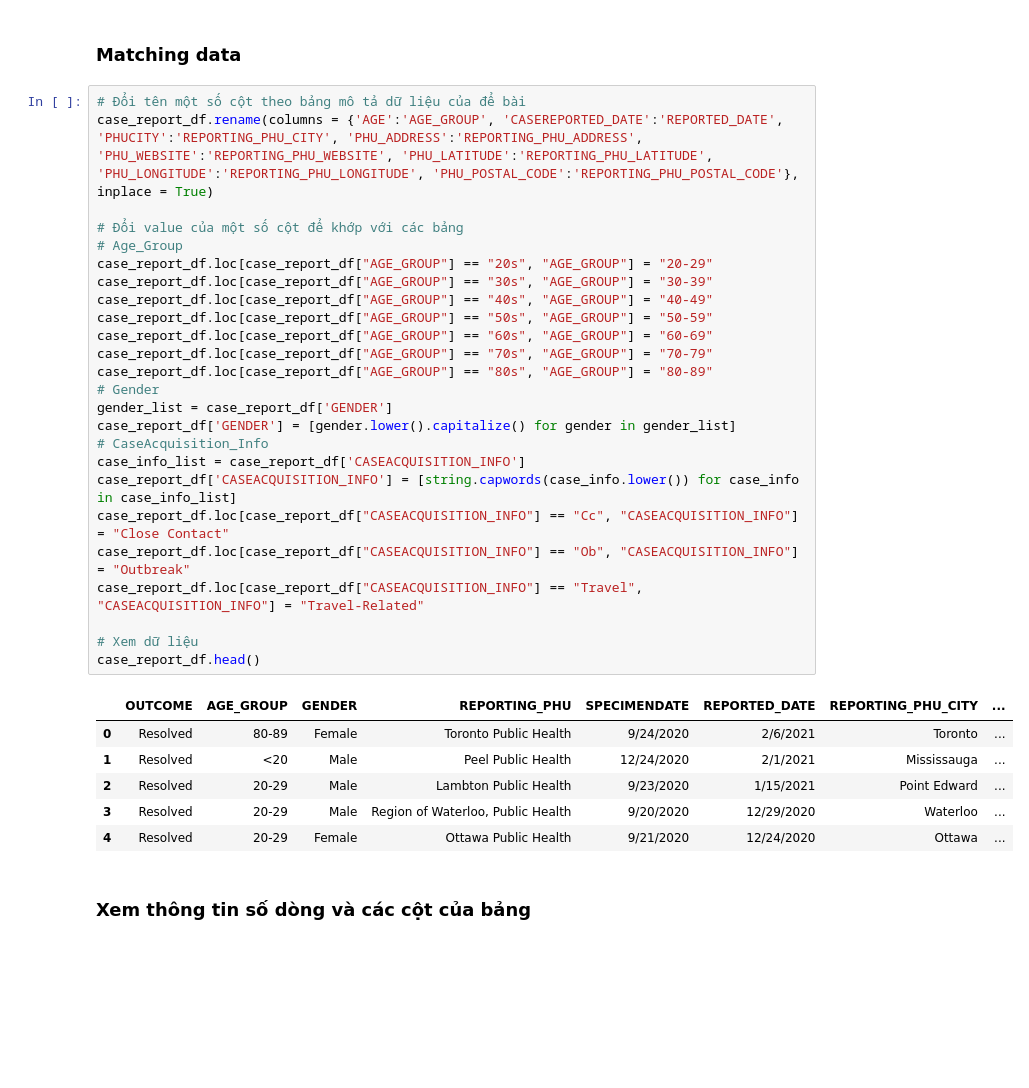
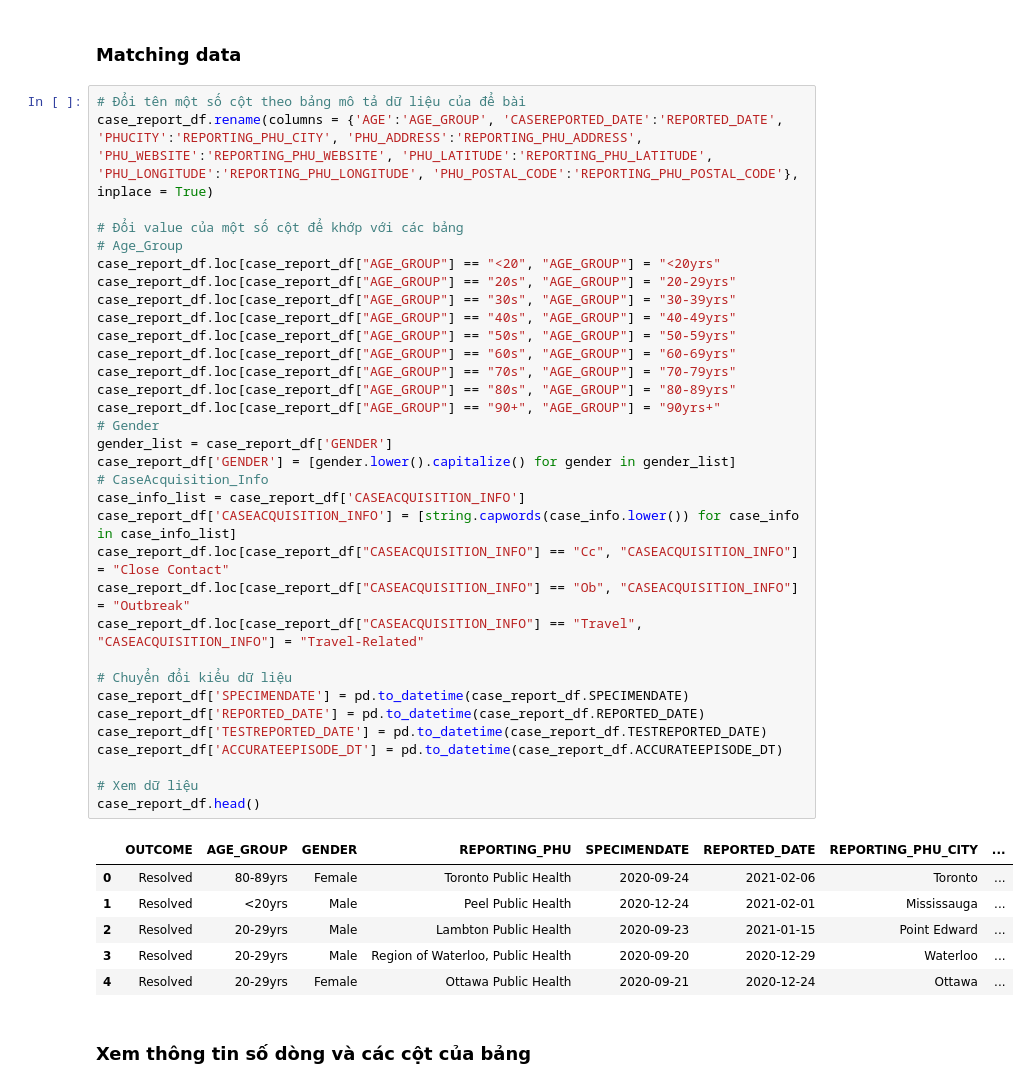
Before and after one commit to tktruc211/BI-DATH, a Jupyter notebook: CleanData.ipynb, the cells around one changed output. Saved outputs shown, nothing was run; the diff lists cells and outputs as text; blank space fills up the shorter version.

```diff
--- a/CleanData.ipynb
+++ b/CleanData.ipynb
@@ -40,35 +40,43 @@ case_report_df.head()
 # %%
 # Đổi tên một số cột theo bảng mô tả dữ liệu của để bài
 case_report_df.rename(columns = {'AGE':'AGE_GROUP', 'CASEREPORTED_DATE':'REPORTED_DATE', 'PHUCITY':'REPORTING_PHU_CITY', 'PHU_ADDRESS':'REPORTING_PHU_ADDRESS', 'PHU_WEBSITE':'REPORTING_PHU_WEBSITE', 'PHU_LATITUDE':'REPORTING_PHU_LATITUDE', 'PHU_LONGITUDE':'REPORTING_PHU_LONGITUDE', 'PHU_POSTAL_CODE':'REPORTING_PHU_POSTAL_CODE'}, inplace = True)
 
 # Đổi value của một số cột để khớp với các bảng
 # Age_Group
-case_report_df.loc[case_report_df["AGE_GROUP"] == "20s", "AGE_GROUP"] = "20-29"
-case_report_df.loc[case_report_df["AGE_GROUP"] == "30s", "AGE_GROUP"] = "30-39"
-case_report_df.loc[case_report_df["AGE_GROUP"] == "40s", "AGE_GROUP"] = "40-49"
-case_report_df.loc[case_report_df["AGE_GROUP"] == "50s", "AGE_GROUP"] = "50-59"
-case_report_df.loc[case_report_df["AGE_GROUP"] == "60s", "AGE_GROUP"] = "60-69"
-case_report_df.loc[case_report_df["AGE_GROUP"] == "70s", "AGE_GROUP"] = "70-79"
-case_report_df.loc[case_report_df["AGE_GROUP"] == "80s", "AGE_GROUP"] = "80-89"
+case_report_df.loc[case_report_df["AGE_GROUP"] == "<20", "AGE_GROUP"] = "<20yrs"
+case_report_df.loc[case_report_df["AGE_GROUP"] == "20s", "AGE_GROUP"] = "20-29yrs"
+case_report_df.loc[case_report_df["AGE_GROUP"] == "30s", "AGE_GROUP"] = "30-39yrs"
+case_report_df.loc[case_report_df["AGE_GROUP"] == "40s", "AGE_GROUP"] = "40-49yrs"
+case_report_df.loc[case_report_df["AGE_GROUP"] == "50s", "AGE_GROUP"] = "50-59yrs"
+case_report_df.loc[case_report_df["AGE_GROUP"] == "60s", "AGE_GROUP"] = "60-69yrs"
+case_report_df.loc[case_report_df["AGE_GROUP"] == "70s", "AGE_GROUP"] = "70-79yrs"
+case_report_df.loc[case_report_df["AGE_GROUP"] == "80s", "AGE_GROUP"] = "80-89yrs"
+case_report_df.loc[case_report_df["AGE_GROUP"] == "90+", "AGE_GROUP"] = "90yrs+"
 # Gender
 gender_list = case_report_df['GENDER']
 case_report_df['GENDER'] = [gender.lower().capitalize() for gender in gender_list]
 # CaseAcquisition_Info
 case_info_list = case_report_df['CASEACQUISITION_INFO']
 case_report_df['CASEACQUISITION_INFO'] = [string.capwords(case_info.lower()) for case_info in case_info_list]
 case_report_df.loc[case_report_df["CASEACQUISITION_INFO"] == "Cc", "CASEACQUISITION_INFO"] = "Close Contact"
 case_report_df.loc[case_report_df["CASEACQUISITION_INFO"] == "Ob", "CASEACQUISITION_INFO"] = "Outbreak"
 case_report_df.loc[case_report_df["CASEACQUISITION_INFO"] == "Travel", "CASEACQUISITION_INFO"] = "Travel-Related"
 
+# Chuyển đổi kiểu dữ liệu
+case_report_df['SPECIMENDATE'] = pd.to_datetime(case_report_df.SPECIMENDATE)
+case_report_df['REPORTED_DATE'] = pd.to_datetime(case_report_df.REPORTED_DATE)
+case_report_df['TESTREPORTED_DATE'] = pd.to_datetime(case_report_df.TESTREPORTED_DATE)
+case_report_df['ACCURATEEPISODE_DT'] = pd.to_datetime(case_report_df.ACCURATEEPISODE_DT)
+
 # Xem dữ liệu
 case_report_df.head()
 # %% [output]
 |  | OUTCOME | AGE_GROUP | GENDER | REPORTING_PHU | SPECIMENDATE | REPORTED_DATE | REPORTING_PHU_CITY | ... |
-| 0 | Resolved | 80-89 | Female | Toronto Public Health | 9/24/2020 | 2/6/2021 | Toronto | ... |
-| 1 | Resolved | <20 | Male | Peel Public Health | 12/24/2020 | 2/1/2021 | Mississauga | ... |
-| 2 | Resolved | 20-29 | Male | Lambton Public Health | 9/23/2020 | 1/15/2021 | Point Edward | ... |
-| 3 | Resolved | 20-29 | Male | Region of Waterloo, Public Health | 9/20/2020 | 12/29/2020 | Waterloo | ... |
-| 4 | Resolved | 20-29 | Female | Ottawa Public Health | 9/21/2020 | 12/24/2020 | Ottawa | ... |
+| 0 | Resolved | 80-89yrs | Female | Toronto Public Health | 2020-09-24 | 2021-02-06 | Toronto | ... |
+| 1 | Resolved | <20yrs | Male | Peel Public Health | 2020-12-24 | 2021-02-01 | Mississauga | ... |
+| 2 | Resolved | 20-29yrs | Male | Lambton Public Health | 2020-09-23 | 2021-01-15 | Point Edward | ... |
+| 3 | Resolved | 20-29yrs | Male | Region of Waterloo, Public Health | 2020-09-20 | 2020-12-29 | Waterloo | ... |
+| 4 | Resolved | 20-29yrs | Female | Ottawa Public Health | 2020-09-21 | 2020-12-24 | Ottawa | ... |
 # %% [markdown]
 ### Xem thông tin số dòng và các cột của bảng
 # %%
```
Also changed, not shown: parts of 9 cells of this notebook.
